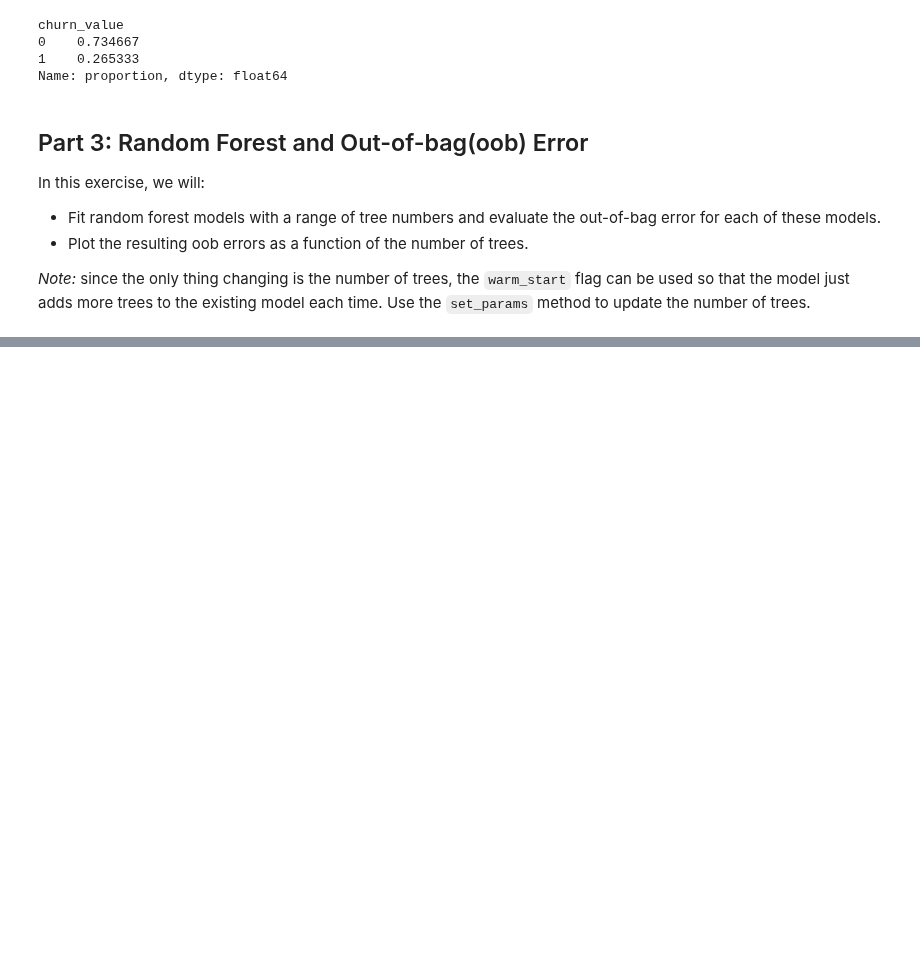
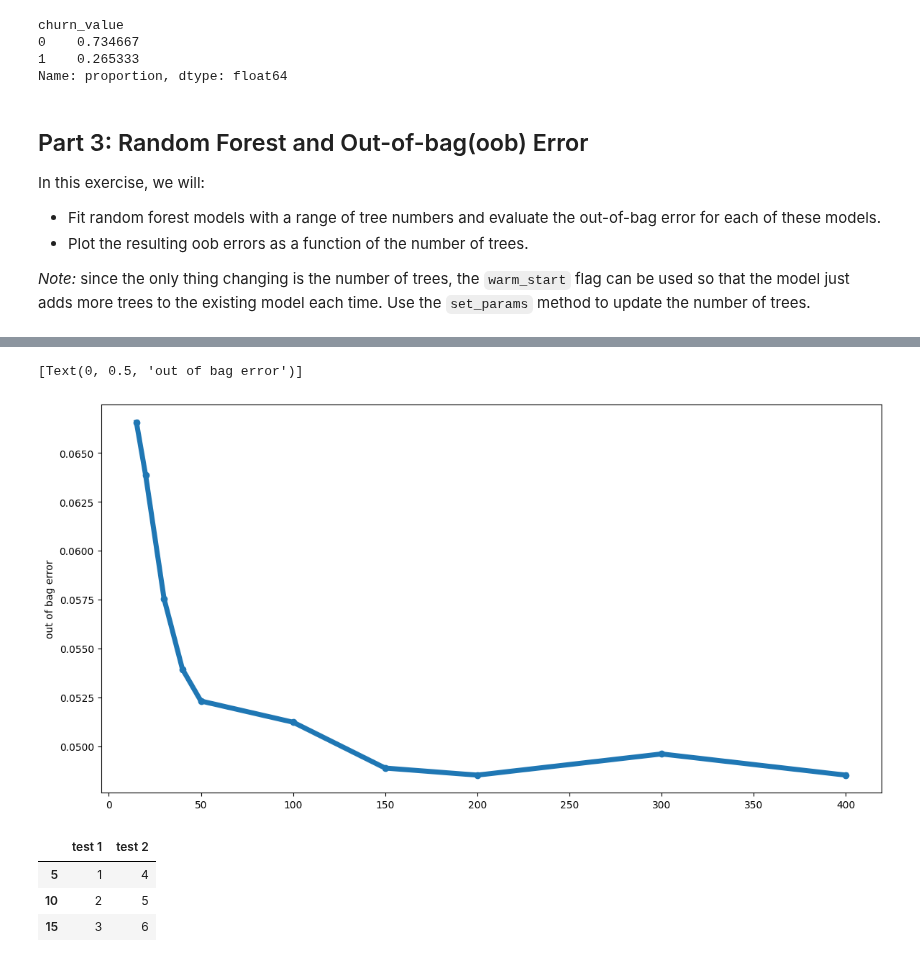
Before and after one commit to Mark-Barbaric/IBM_Machine_Learning_Certificate, a Jupyter notebook: Supervised_Machine_Learning_Classification/week5/bagging_demo.ipynb, the cells around one changed output, grey strips where cells are left out. Cells and saved outputs as stored; diff of their text form; code cells hidden in the pictures; blank space fills up the shorter version.

```diff
--- a/Supervised_Machine_Learning_Classification/week5/bagging_demo.ipynb
+++ b/Supervised_Machine_Learning_Classification/week5/bagging_demo.ipynb
@@ -170,0 +228,18 @@ random_forest_classifier = RandomForestClassified(
+# %%
+from sklearn.ensemble import ExtraTreesClassifier
+
+extra_trees_classifier = ExtraTreesClassifier(
+    oob_score=True,
+    random_state=42,
+    warm_start=True,
+    bootstrap=True
+)
+# %%
+extra_trees_oob_errors = [get_oob_error(extra_trees_classifier,
+                                        tree_num,
+                                        X_train,
+                                        y_train)
+                          for tree_num in n_trees]
+# %%
+et_oob_df = pd.DataFrame(extra_trees_oob_errors, columns=['et_oob_error'], index=n_trees)
+et_oob_df
@@ -170,0 +258,9 @@ random_forest_classifier = RandomForestClassified(
+# %%
+ax = et_oob_df.plot(legend=False,
+                    marker='o',
+                    figsize=(14, 7),
+                    linewidth=5)
+ax.set(ylabel='out of bag error')
+# %% [output]
+[Text(0, 0.5, 'out of bag error')]
+[figure, added]
@@ -170,0 +270,8 @@ random_forest_classifier = RandomForestClassified(
+# %%
+joined_test_df = pd.concat([test_df1, test_df2], axis=1)
+joined_test_df
+# %% [output]
+|  | test 1 | test 2 |
+| 5 | 1 | 4 |
+| 10 | 2 | 5 |
+| 15 | 3 | 6 |
```
Also changed, not shown: parts of 17 cells of this notebook, 1 other file.
